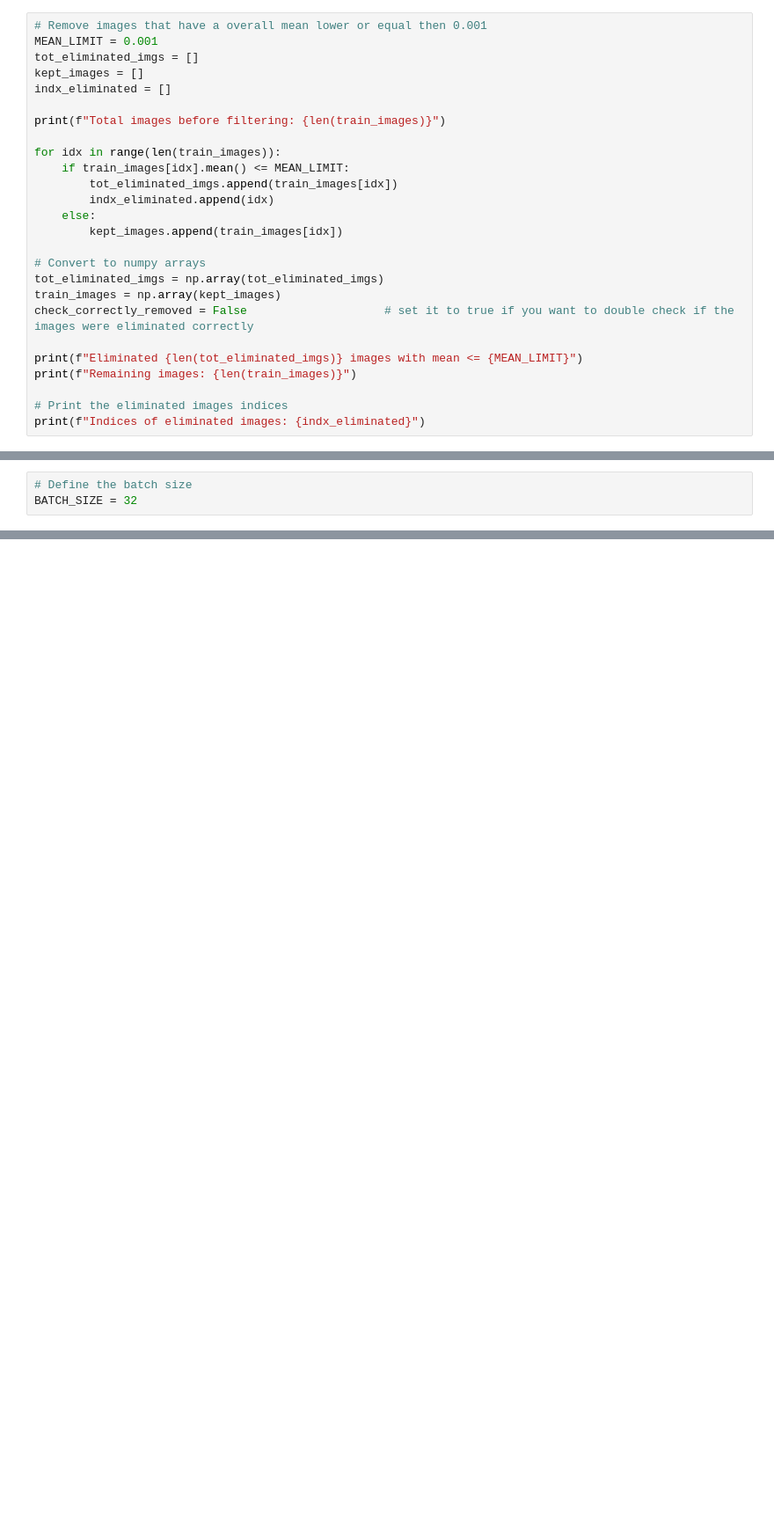
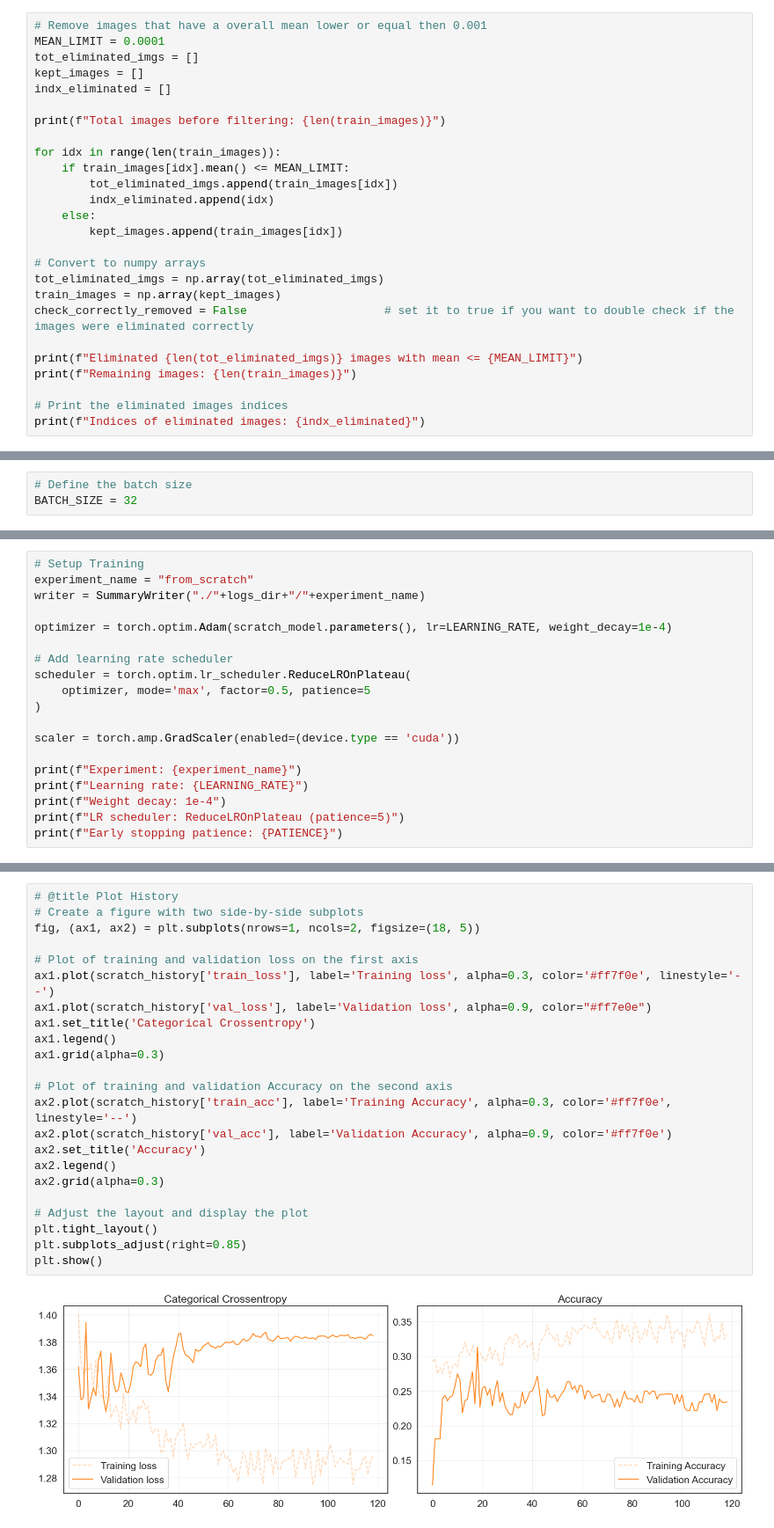
Before and after one commit to OBulun/AN2DL_CH_2, a Jupyter notebook: Notebooks/v1.ipynb, the cells around one changed output, grey strips where cells are left out. Shown at 88% size. Drawn from its saved outputs; the diff is of its cells as text; blank space fills up the shorter version.

```diff
--- a/Notebooks/v1.ipynb
+++ b/Notebooks/v1.ipynb
@@ -722,7 +737,7 @@ Image 304 - Mean: 0.028525760397315025, Std: 0.11761248111724854
 Image 308 - Mean: 9.996185690397397e-05, Std: 0.008464880287647247
 # %%
 # Remove images that have a overall mean lower or equal then 0.001
-MEAN_LIMIT = 0.001
+MEAN_LIMIT = 0.0001
 tot_eliminated_imgs = []
 kept_images = []
 indx_eliminated = []
@@ -967,0 +1603,19 @@ Labels batch shape: torch.Size([32])
+# %%
+# Setup Training
+experiment_name = "from_scratch"
+writer = SummaryWriter("./"+logs_dir+"/"+experiment_name)
+
+optimizer = torch.optim.Adam(scratch_model.parameters(), lr=LEARNING_RATE, weight_decay=1e-4)
+
+# Add learning rate scheduler
+scheduler = torch.optim.lr_scheduler.ReduceLROnPlateau(
+    optimizer, mode='max', factor=0.5, patience=5
+)
+
+scaler = torch.amp.GradScaler(enabled=(device.type == 'cuda'))
+
+print(f"Experiment: {experiment_name}")
+print(f"Learning rate: {LEARNING_RATE}")
+print(f"Weight decay: 1e-4")
+print(f"LR scheduler: ReduceLROnPlateau (patience=5)")
+print(f"Early stopping patience: {PATIENCE}")
@@ -967,0 +1657,25 @@ Labels batch shape: torch.Size([32])
+# %%
+# @title Plot History
+# Create a figure with two side-by-side subplots
+fig, (ax1, ax2) = plt.subplots(nrows=1, ncols=2, figsize=(18, 5))
+
+# Plot of training and validation loss on the first axis
+ax1.plot(scratch_history['train_loss'], label='Training loss', alpha=0.3, color='#ff7f0e', linestyle='--')
+ax1.plot(scratch_history['val_loss'], label='Validation loss', alpha=0.9, color="#ff7e0e")
+ax1.set_title('Categorical Crossentropy')
+ax1.legend()
+ax1.grid(alpha=0.3)
+
+# Plot of training and validation Accuracy on the second axis
+ax2.plot(scratch_history['train_acc'], label='Training Accuracy', alpha=0.3, color='#ff7f0e', linestyle='--')
+ax2.plot(scratch_history['val_acc'], label='Validation Accuracy', alpha=0.9, color='#ff7f0e')
+ax2.set_title('Accuracy')
+ax2.legend()
+ax2.grid(alpha=0.3)
+
+# Adjust the layout and display the plot
+plt.tight_layout()
+plt.subplots_adjust(right=0.85)
+plt.show()
+# %% [output]
+[figure, added]
```
Also changed, not shown: parts of 55 cells of this notebook, 2 other files.
